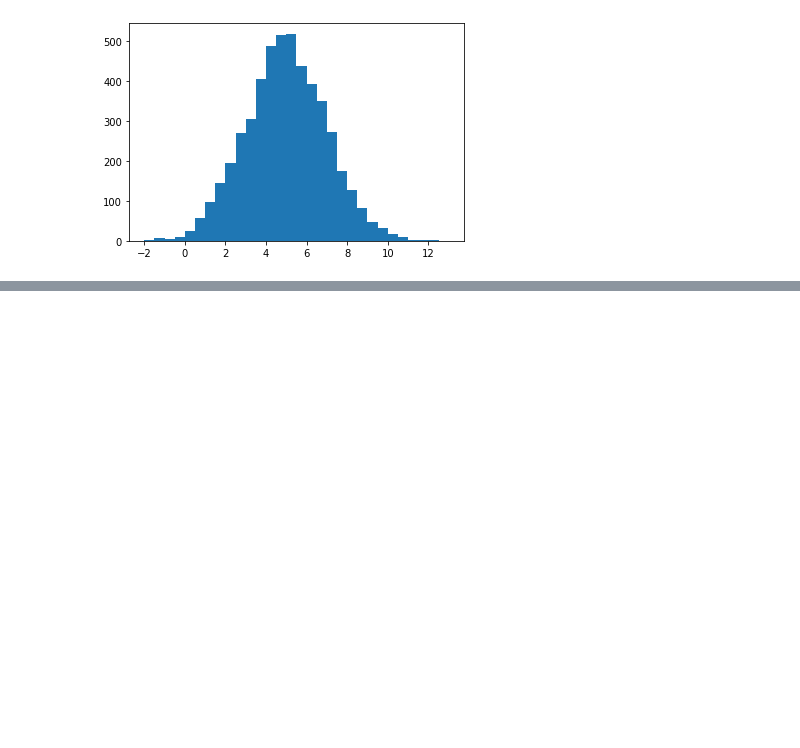
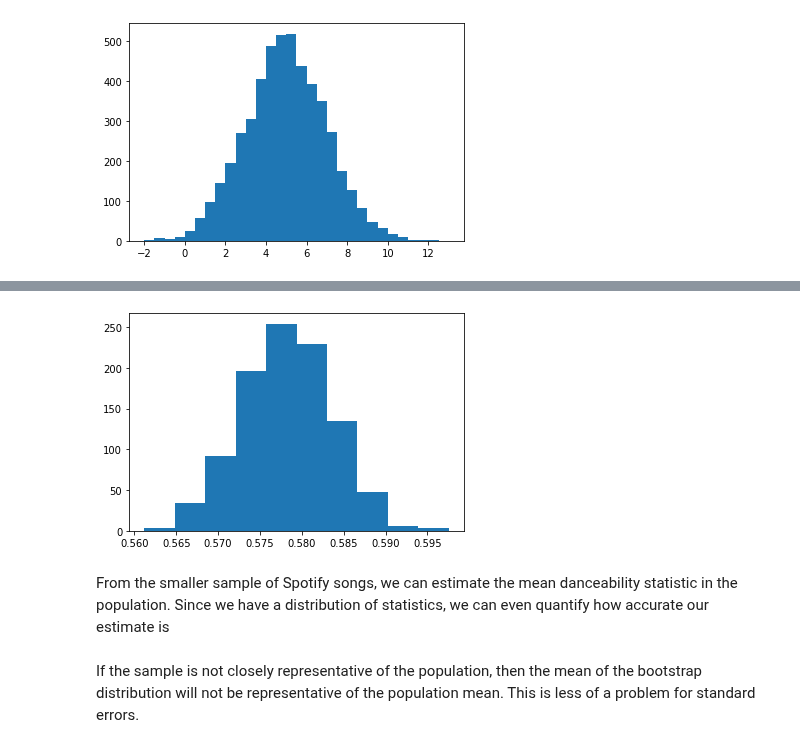
Before and after one commit to Starburned7/data-analytics-projects, a Jupyter notebook: spotify_2020.ipynb, the cells around one changed output, grey strips where cells are left out. Cells and saved outputs as stored; diff of their text form; code cells hidden in the pictures; blank space fills up the shorter version.

```diff
--- a/spotify_2020.ipynb
+++ b/spotify_2020.ipynb
@@ -90,0 +114,5 @@ plt.hist(normals, bins=np.arange(-2, 13.5, 0.5));
+# %%
+# Replicate this 1000 times
+mean_danceability_1000 = []
+for _ in range(1000):
+    mean_danceability_1000.append(np.mean(spotify_sample.sample(frac=1, replace=True)['danceability']))
@@ -90,0 +132,8 @@ plt.hist(normals, bins=np.arange(-2, 13.5, 0.5));
+# %%
+plt.hist(mean_danceability_1000);
+# %% [output]
+[figure, added]
+# %% [markdown]
+From the smaller sample of Spotify songs, we can estimate the mean danceability statistic in the population. Since we have a distribution of statistics, we can even quantify how accurate our estimate is
+# %% [markdown]
+If the sample is not closely representative of the population, then the mean of the bootstrap distribution will not be representative of the population mean. This is less of a problem for standard errors.
```
Also changed, not shown: parts of 31 cells of this notebook, 1 other file.
